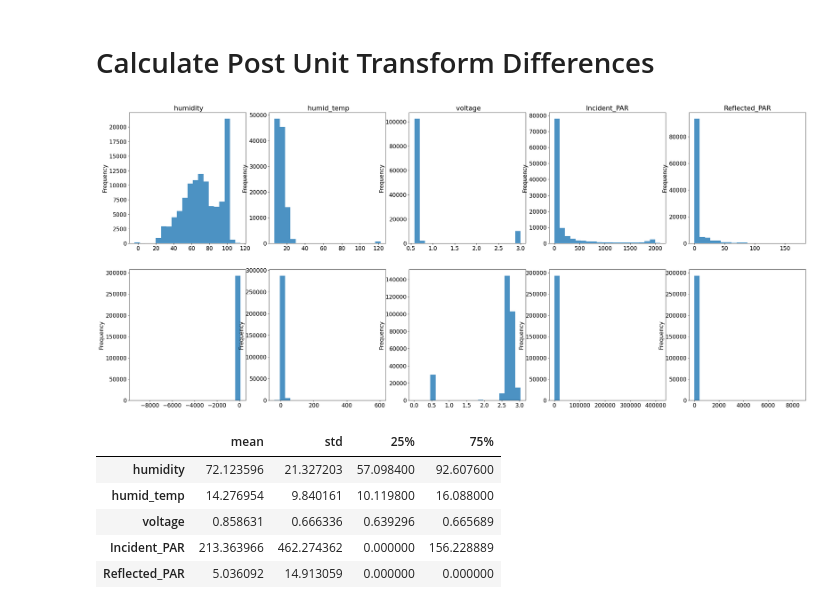
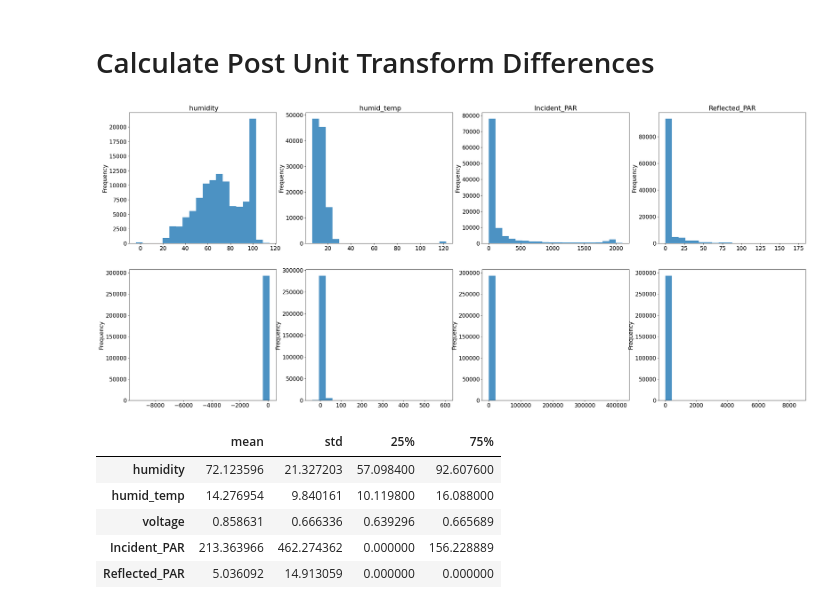
Before and after one commit to WHITSNAK/sta521_proj1, a Jupyter notebook: Data Cleaning Tzehong.ipynb, the cells around one changed output. Drawn from its saved outputs; the diff is of its cells as text; code cells hidden in the pictures.

```diff
--- a/Data Cleaning Tzehong.ipynb
+++ b/Data Cleaning Tzehong.ipynb
@@ -226,19 +226,19 @@ sonoma_net[' voltage'].hist()
 # %%
 import matplotlib.pyplot as plt
 plt.rcParams.update({'font.size': 16})
 %matplotlib inline
 
 variable_list = [' humidity',
-                 ' humid_temp', ' voltage', 'Incident_PAR', 'Reflected_PAR']
+                 ' humid_temp', 'Incident_PAR', 'Reflected_PAR']
 
-fig, ax = plt.subplots(2,5, figsize=(35,15))
+fig, ax = plt.subplots(2,4, figsize=(35,15))
 for i,var in enumerate(variable_list):
 
     sonoma_net[var].plot.hist(ax=ax[0,i], alpha=0.8, color='tab:blue',bins=20)
     sonoma_log[var].plot.hist(ax=ax[1,i], alpha=0.8, color='tab:blue',bins=20)
     ax[0,i].set_title(var)
 # %% [output]
-[figure, old version]
+[figure, new version]
 # %%
 sonoma_net[variable_list].describe().loc[['mean','std','25%','75%']].T
 # %% [output]
```
Also changed, not shown: 1 other file.
